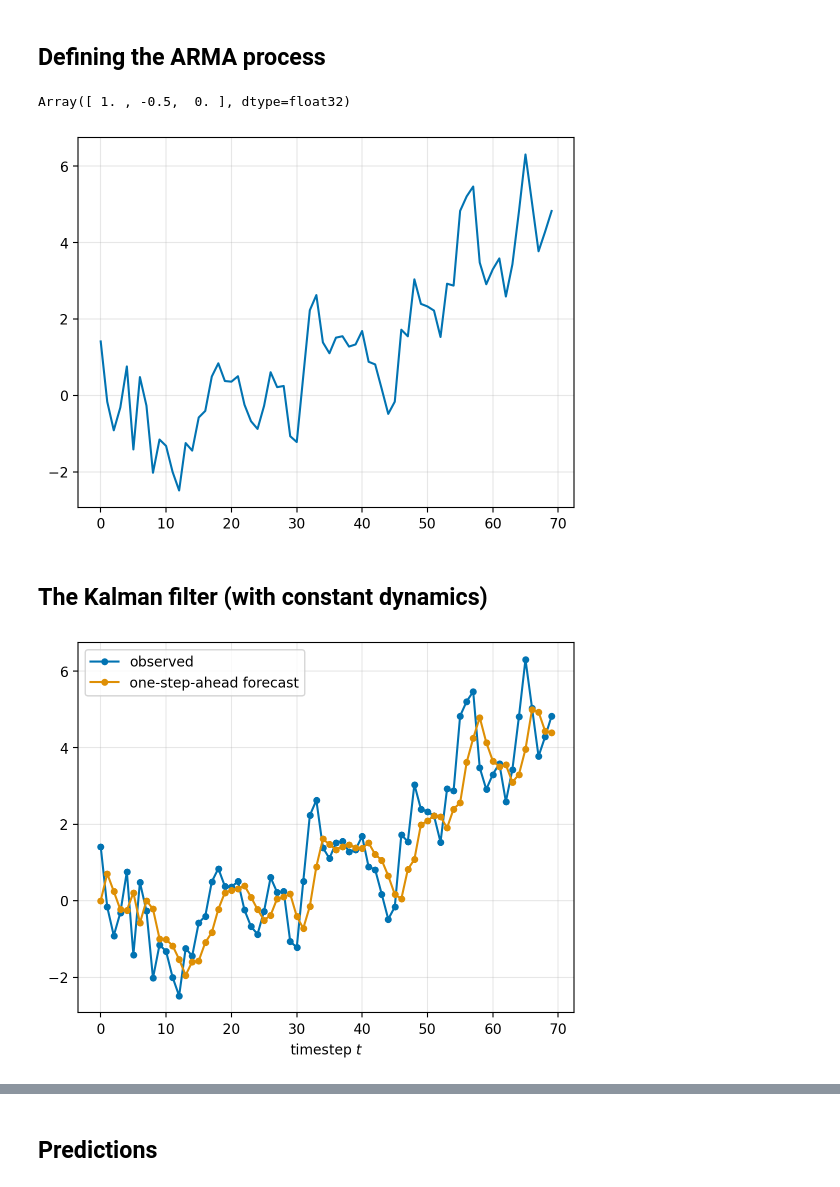
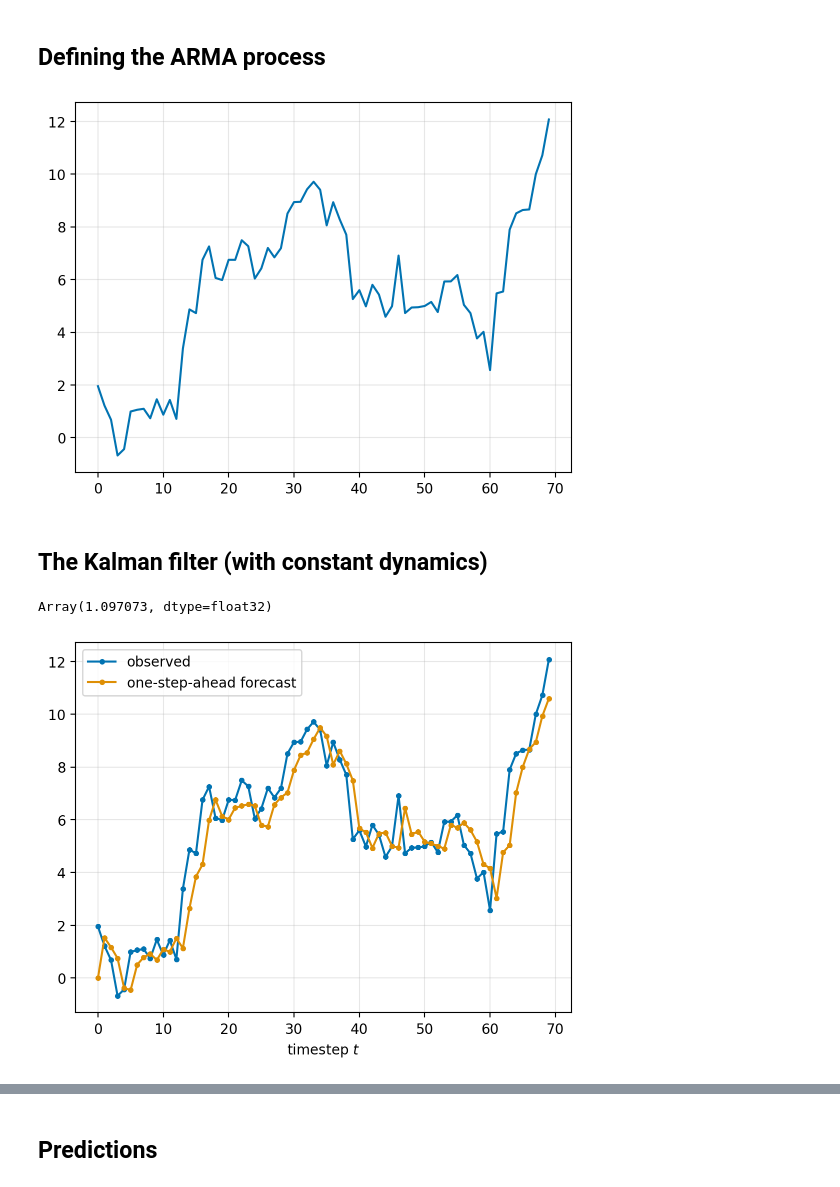
Before and after one commit to gerdm/filtering-notes, a Jupyter notebook: 03-kalman-filter/kalman-filter.ipynb, the cells around one changed output, grey strips where cells are left out. Cells and saved outputs as stored; diff of their text form; code cells hidden in the pictures.

```diff
--- a/03-kalman-filter/kalman-filter.ipynb
+++ b/03-kalman-filter/kalman-filter.ipynb
@@ -18,22 +18,16 @@ import ssm
 # %% [markdown]
 ## Defining the ARMA process
 # %%
-key = jax.random.PRNGKey(3141)
+key = jax.random.PRNGKey(314)
 # %%
 ma_n = 10
-H_ma = jnp.ones(1) * 0.5
+H_ma = jnp.ones(10) * 0.5
 H_ar = jnp.ones(2) * 0.5
 # H, F, T = ssm.init_arma_components(H_ma=H_ma)
 H, F, T = ssm.init_arma_components(H_ar=H_ar, H_ma=H_ma)
 # H, F, T = ssm.init_arma_components(H_ar=H_ar)
 dim_state = len(H)
 R = jnp.eye(1) * 1.0 ** 2
-# %%
-jnp.set_printoptions(linewidth=100)
-# %%
-jnp.linalg.eigvals(F).real
-# %% [output]
-Array([ 1. , -0.5,  0. ], dtype=float32)
 # %%
 n_steps = 70
 n_test = 20
@@ -46,7 +40,7 @@ sample = jax.tree.map(lambda x: x[:-n_test], sample)
 plt.plot(sample["y"])
 plt.grid(alpha=0.3)
 # %% [output]
-[figure, old version]
+[figure, new version]
 # %% [markdown]
 ## The Kalman filter (with constant dynamics)
 # %%
@@ -70,7 +64,8 @@ def kf_step(bel, y, H, F, R, Q):
     out = {
         "mu": mu,
         "err": err,
-        "yhat": H @ mu_pred
+        "yhat": H @ mu_pred,
+        "mu_forecast": forecast_mean(F, mu_pred, 10),
     }
 
     return bel_next, out
@@ -86,11 +81,15 @@ bel_init = (mu_init, Sigma_init)
 (mu, Sigma), hist = jax.lax.scan(_step, bel_init, y[:, None])
 # %%
 filter_hist = jnp.einsum("i,ti->t", H, hist["mu"])
+# %%
+jnp.sqrt(jnp.power(hist["err"], 2).mean())
+# %% [output]
+Array(1.097073, dtype=float32)
 # %%
-plt.plot(sample["y"], marker="o", markersize=4, label="observed")
-plt.plot(hist["yhat"], marker="o", markersize=4, label="one-step-ahead forecast")
+plt.plot(sample["y"], marker="o", markersize=3, label="observed")
+plt.plot(hist["yhat"], marker="o", markersize=3, label="one-step-ahead forecast")
 plt.legend()
 plt.xlabel("timestep $t$")
 plt.grid(alpha=0.3)
 # %% [output]
-[figure, old version]
+[figure, new version]
```
Also changed, not shown: parts of 12 cells of this notebook.
